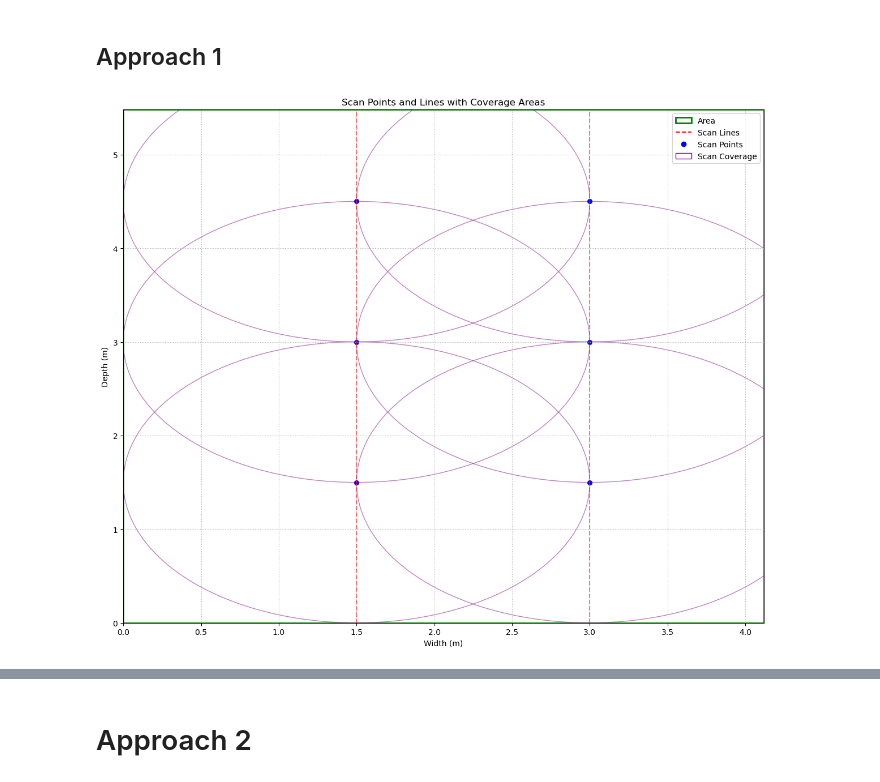
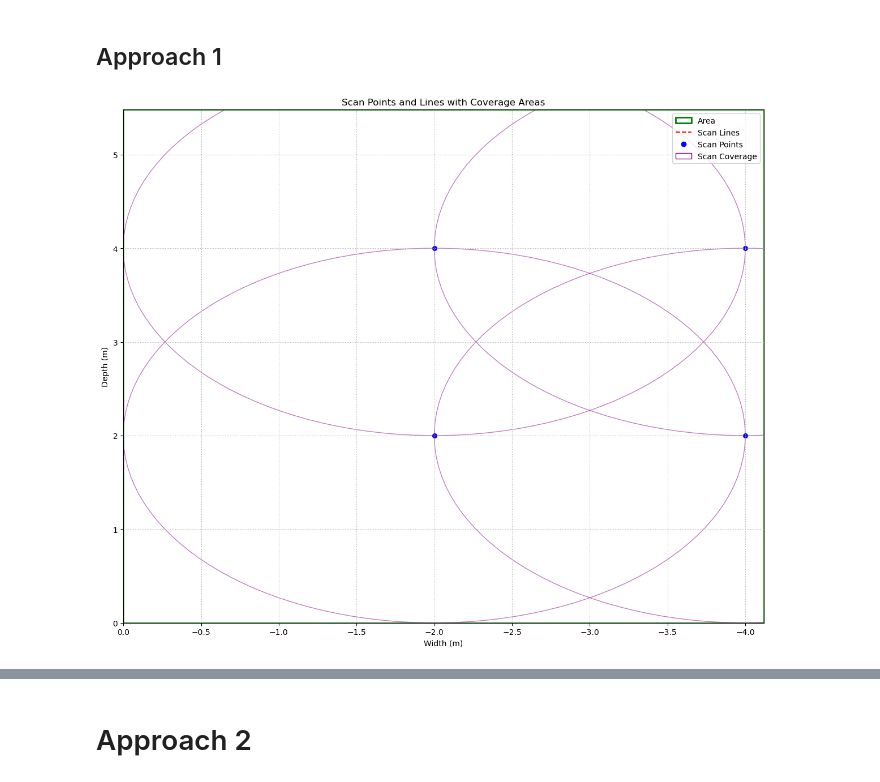
Before and after one commit to arshi9344/ECE4191-E5-tennibot, a Jupyter notebook: notebooks/scratchspace/scanning_point_calcs.ipynb, the cells around one changed output, grey strips where cells are left out. Cells and saved outputs as stored; diff of their text form; code cells hidden in the pictures.

```diff
--- a/notebooks/scratchspace/scanning_point_calcs.ipynb
+++ b/notebooks/scratchspace/scanning_point_calcs.ipynb
@@ -5,25 +5,59 @@ import numpy as np
 import matplotlib.pyplot as plt
 from matplotlib.patches import Rectangle, Circle
 
-def generate_scan_points(width, depth, max_scan_distance, remove_points_on_boundary=True):
-    scan_lines = np.arange(0, width + max_scan_distance, max_scan_distance)
-    scan_points = np.arange(0, depth + max_scan_distance, max_scan_distance)
+class ScanPoint:
+    def __init__(self, x, y, rotation_limited : bool = False, rotation_bounds : tuple = (0, 0)):
+        self.x = x
+        self.y = y
+        self.rotation_limited = rotation_limited
+        self.rotation_bounds = rotation_bounds
 
+    @property
+    def coords(self):
+        return self.x, self.y
+
+    def __repr__(self):
+        return f"Scan Point: ({self.x}, {self.y}). Limited?: {self.rotation_limited}, Rotation: {self.rotation_bounds}"
+
+
+def generate_scan_points(x_lim, y_lim, scan_radius, flip_x: bool = False, flip_y: bool = False, remove_points_on_boundary=True):
+    x_coords = np.arange(0, x_lim + scan_radius, scan_radius)
+    y_coords = np.arange(0, y_lim + scan_radius, scan_radius)
     # Clip the last points to ensure they don't exceed the rectangle dimensions
-    # scan_lines = np.clip(scan_lines, 0, width)
-    # scan_points = np.clip(scan_points, 0, depth)
+    # scan_lines = np.clip(scan_lines, 0, x_lim)
+    # scan_points = np.clip(scan_points, 0, y_lim)
 
     if remove_points_on_boundary:
-        scan_lines = filter_array_inplace(scan_lines, 0, width)
-        scan_points = filter_array_inplace(scan_points, 0, depth)
+        x_coords = filter_array_inplace(x_coords, 0, x_lim)
+        y_coords = filter_array_inplace(y_coords, 0, y_lim)
 
-    return scan_lines, scan_points
+    if flip_x:
+        x_coords = -x_coords
+
+    if flip_y:
+        y_coords = -y_coords
+
+    scans = []
+    for i, x in enumerate(x_coords):
+        if i % 2 == 0:
+            for y in y_coords:
+                scans.append(ScanPoint(x, y))
+        else:
+            for y in y_coords[::-1]:
+                scans.append(ScanPoint(x, y))
+
+    return scans
+
 
 def filter_array_inplace(arr, min_value, max_value):
     indices_to_remove = np.where((arr <= min_value) | (arr >= max_value))[0]
     return np.delete(arr, indices_to_remove)
 
-def plot_scan_points(width, depth, scan_lines, scan_points, max_scan_distance):
+def plot_scan_points(scan_points, width, depth, max_scan_distance, flip_x=False, flip_y=False):
+    if flip_x:
+        width = -width
+    if flip_y:
+        depth = -depth
     fig, ax = plt.subplots(figsize=(12, 10))
 
     # Plot rectangle
@@ -31,49 +65,44 @@ def plot_scan_points(width, depth, scan_lines, scan_points, max_scan_distance):
     ax.add_patch(rect)
 
     # Plot scan points and circles
-    for x in scan_lines:
-        for y in scan_points:
-            ax.scatter(x, y, color='blue', s=30)
-            circle = Circle((x, y), max_scan_distance, fill=False, edgecolor='purple', alpha=0.5)
-            ax.add_patch(circle)
-
-    # Plot scan lines
-    for x in scan_lines:
-        ax.axvline(x, color='red', linestyle='--', alpha=0.5)
+    for point in scan_points:
+        ax.scatter(*point.coords, color='blue', s=30)
+        circle = Circle(point.coords, max_scan_distance, fill=False, edgecolor='purple', alpha=0.5)
+        ax.add_patch(circle)
 
     # Set plot limits and labels
     ax.set_xlim(0, width)
     ax.set_ylim(0, depth)
     ax.set_xlabel('Width (m)')
     ax.set_ylabel('Depth (m)')
     ax.set_title('Scan Points and Lines with Coverage Areas')
 
     # Add grid and legend
     ax.grid(True, linestyle=':')
     ax.legend([rect, plt.Line2D([0], [0], color='red', linestyle='--'),
                plt.Line2D([0], [0], marker='o', color='blue', linestyle='None'),
                Circle((0, 0), 1, fill=False, edgecolor='purple')],
               ['Area', 'Scan Lines', 'Scan Points', 'Scan Coverage'],
               loc='upper right')
 
     plt.tight_layout()
     plt.show()
 
 # Parameters
 width = 4.12
 depth = 5.48
-max_scan_distance = 1.5
+max_scan_distance = 2
+flip_x = True
+flip_y = False
 
 # Generate scan points and lines
-scan_lines, scan_points = generate_scan_points(width, depth, max_scan_distance)
+points = generate_scan_points(width, depth, max_scan_distance, flip_x, flip_y)
 
 # Plot the results
-plot_scan_points(width, depth, scan_lines, scan_points, max_scan_distance)
+plot_scan_points(points, width, depth, max_scan_distance, flip_x, flip_y)
 
 # Print information
-print(f"Number of scan lines: {len(scan_lines)}")
-print(f"Scan lines: {scan_lines}")
-print(f"Number of scan points: {len(scan_points)}")
-print(f"Scan points: {scan_points}")
+print(f"Number of scan points: {len(points)}")
+print(f"Scan points: {points}")
 # %% [output]
-[figure, old version]
+[figure, new version]
```
Also changed, not shown: parts of 1 cell of this notebook, 15 other files.
